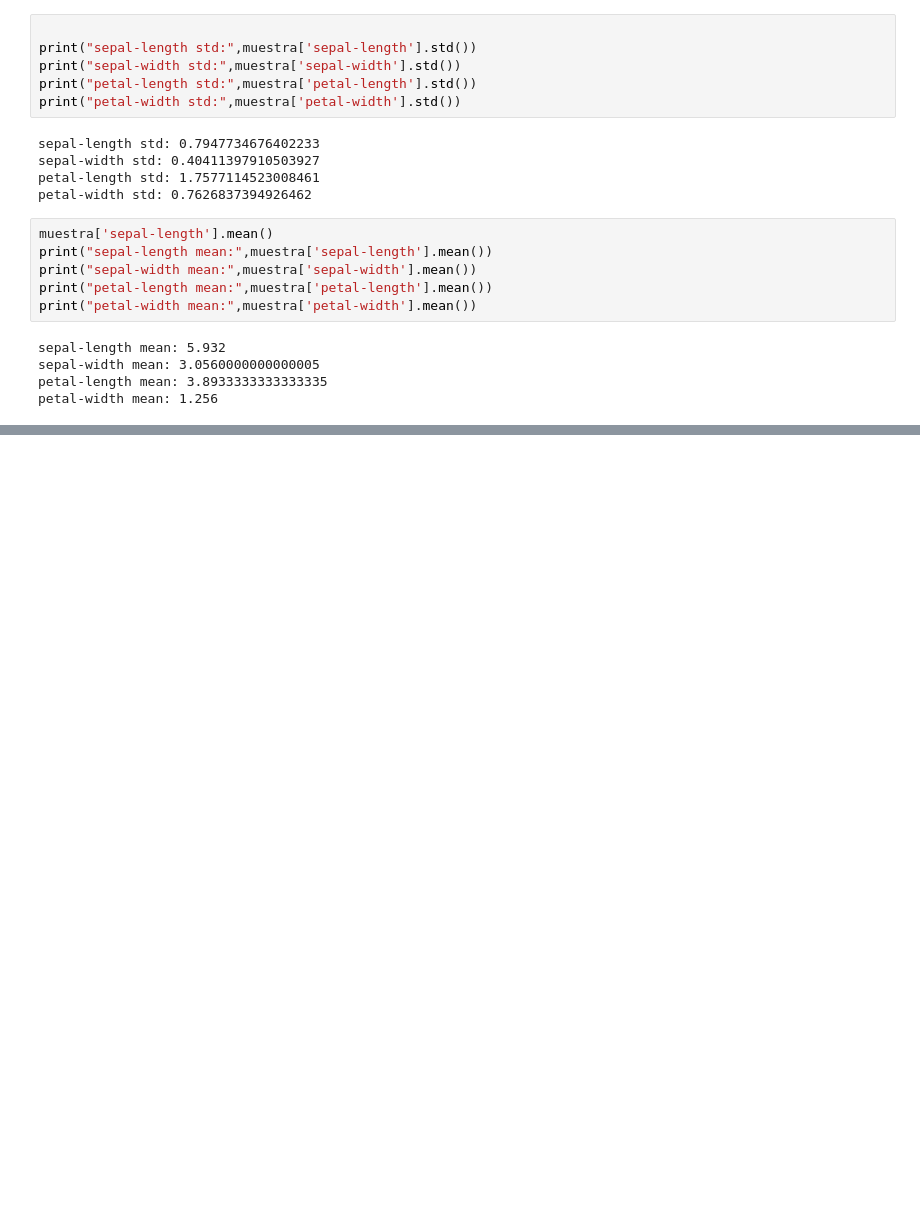
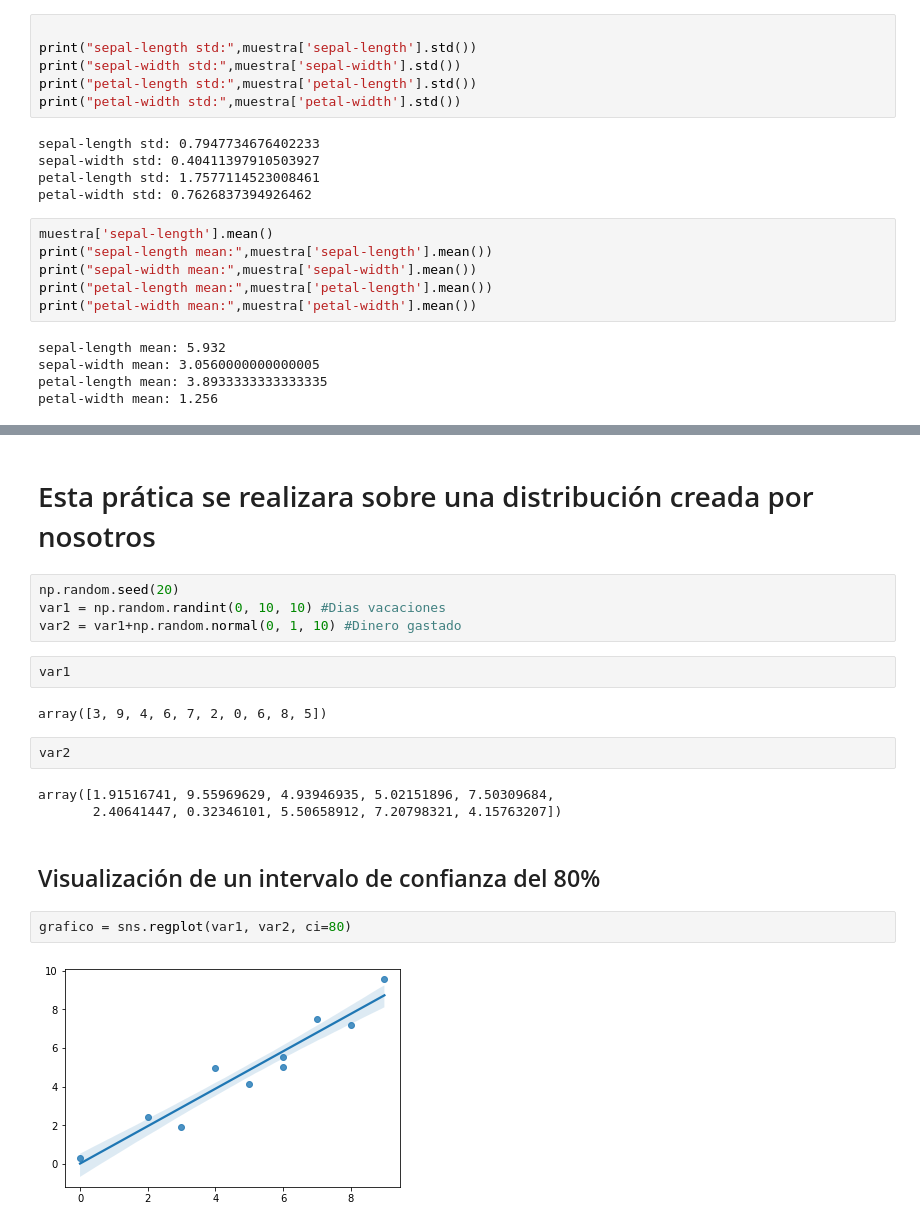
Before and after one commit to daniel9426/Estadistica-Inferencial, a Jupyter notebook: Funciones de muestreo en python.ipynb, the cells around one changed output, grey strips where cells are left out. Drawn from its saved outputs; the diff is of its cells as text; blank space fills up the shorter version.

```diff
--- a/Funciones de muestreo en python.ipynb
+++ b/Funciones de muestreo en python.ipynb
@@ -249,0 +254,21 @@ petal-width mean: 1.256
+# %% [markdown]
+# Esta prática se realizara sobre una distribución creada por nosotros
+# %%
+np.random.seed(20)
+var1 = np.random.randint(0, 10, 10) #Dias vacaciones
+var2 = var1+np.random.normal(0, 1, 10) #Dinero gastado
+# %%
+var1
+# %% [output]
+array([3, 9, 4, 6, 7, 2, 0, 6, 8, 5])
+# %%
+var2
+# %% [output]
+array([1.91516741, 9.55969629, 4.93946935, 5.02151896, 7.50309684,
+       2.40641447, 0.32346101, 5.50658912, 7.20798321, 4.15763207])
+# %% [markdown]
+## Visualización de un intervalo de confianza del 80%
+# %%
+grafico = sns.regplot(var1, var2, ci=80)
+# %% [output]
+[figure, added]
```
Also changed, not shown: parts of 26 cells of this notebook, 1 other file.
